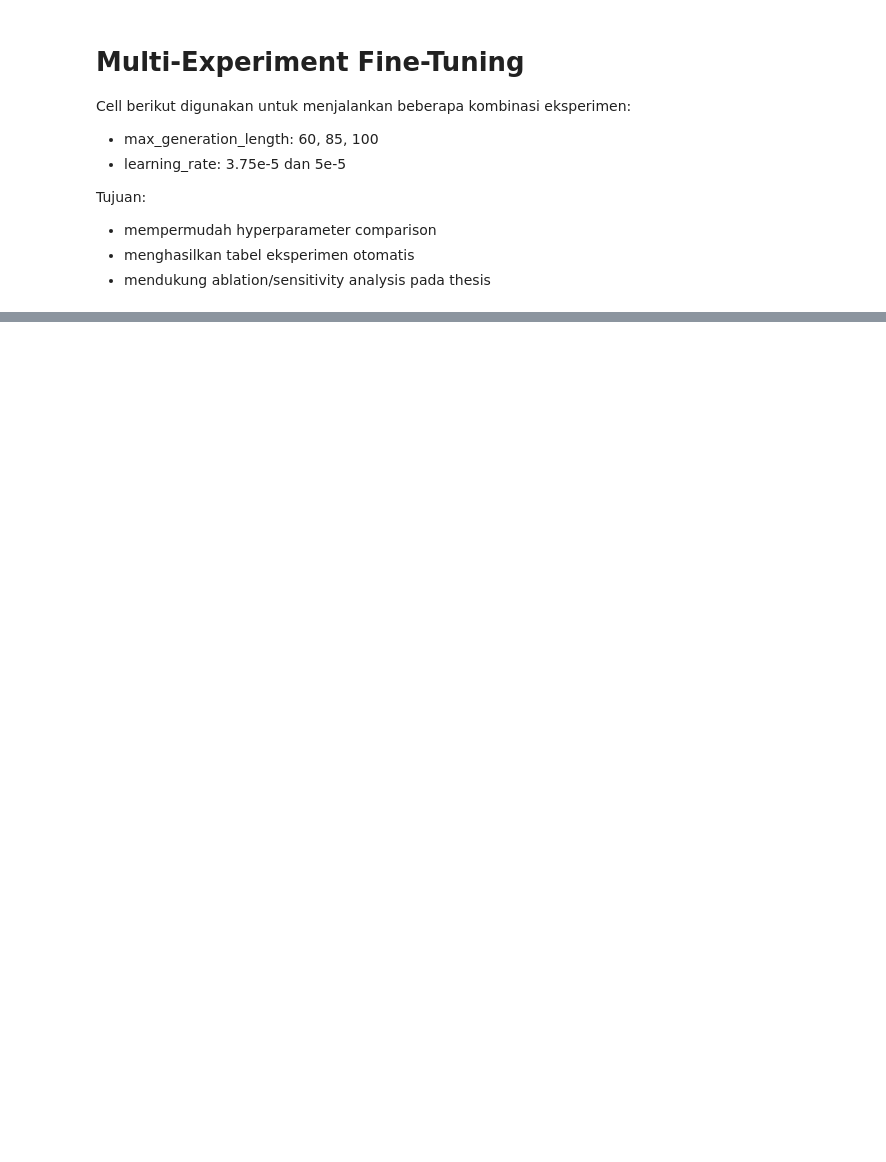
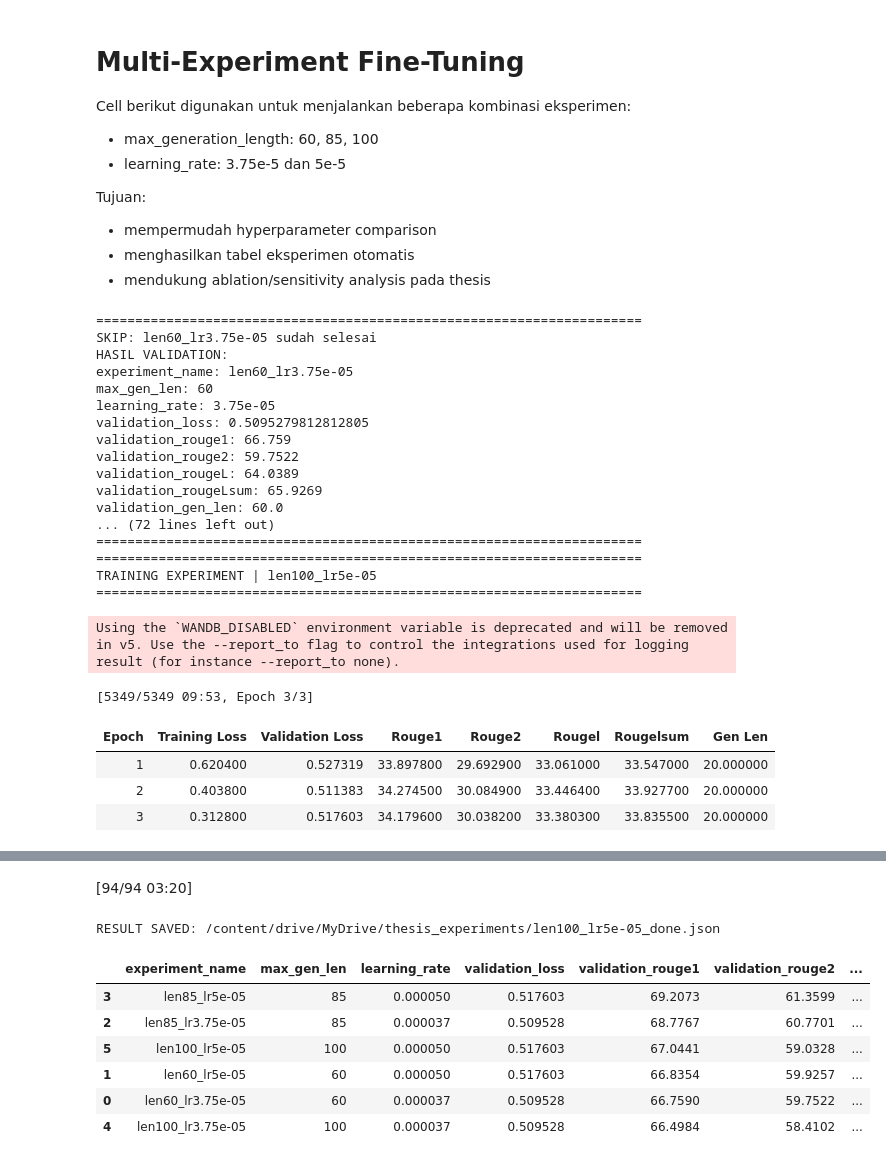
Before and after one commit to suasgn/s2, a Jupyter notebook: final/base_model.ipynb, the cells around one changed output, grey strips where cells are left out. Drawn from its saved outputs; the diff is of its cells as text; code cells hidden in the pictures; blank space fills up the shorter version.

```diff
--- a/final/base_model.ipynb
+++ b/final/base_model.ipynb
@@ -1193,2 +1408,0 @@ trainer = Seq2SeqTrainer(
-# %%
-trainer.train()
@@ -1195,6 +1411,6 @@ trainer.train()
 # %% [markdown]
 ### Evaluasi (3 split)
 # %%
-# Increase eval batch size for faster inference (without sacrificing quality)
-trainer.args.per_device_eval_batch_size = 32
+# # Increase eval batch size for faster inference (without sacrificing quality)
+# trainer.args.per_device_eval_batch_size = 32
 # %%
@@ -1267,14 +1501,29 @@ for exp in experiment_configs:
     )
 
     # skip jika sudah selesai
+    # if os.path.exists(result_file):
+    #     print(f"SKIP: {experiment_name} sudah selesai")
+
+    #     with open(result_file, "r") as f:
+    #         saved_result = json.load(f)
+
+    #     all_results.append(saved_result)
+    #     continue
+
     if os.path.exists(result_file):
-        print(f"SKIP: {experiment_name} sudah selesai")
+      with open(result_file, "r") as f:
+          saved_result = json.load(f)
+      print("=" * 70)
+      print(f"SKIP: {experiment_name} sudah selesai")
+      print("HASIL VALIDATION:")
 
-        with open(result_file, "r") as f:
-            saved_result = json.load(f)
+      for key, value in saved_result.items():
+          print(f"{key}: {value}")
 
-        all_results.append(saved_result)
-        continue
+      print("=" * 70)
+
+      all_results.append(saved_result)
+      continue
 
     print("=" * 70)
     print(f"TRAINING EXPERIMENT | {experiment_name}")
@@ -1371,3 +1620,27 @@ results_df = results_df.sort_values(
 )
 
 results_df
+# %% [output]
+======================================================================
+SKIP: len60_lr3.75e-05 sudah selesai
+HASIL VALIDATION:
+experiment_name: len60_lr3.75e-05
+max_gen_len: 60
+learning_rate: 3.75e-05
+validation_loss: 0.5095279812812805
+validation_rouge1: 66.759
+validation_rouge2: 59.7522
+validation_rougeL: 64.0389
+validation_rougeLsum: 65.9269
+validation_gen_len: 60.0
+... (72 lines left out)
+======================================================================
+======================================================================
+TRAINING EXPERIMENT | len100_lr5e-05
+======================================================================
+Using the `WANDB_DISABLED` environment variable is deprecated and will be removed in v5. Use the --report_to flag to control the integrations used for logging result (for instance --report_to none).
+[5349/5349 09:53, Epoch 3/3]
+| Epoch | Training Loss | Validation Loss | Rouge1 | Rouge2 | Rougel | Rougelsum | Gen Len |
+| 1 | 0.620400 | 0.527319 | 33.897800 | 29.692900 | 33.061000 | 33.547000 | 20.000000 |
+| 2 | 0.403800 | 0.511383 | 34.274500 | 30.084900 | 33.446400 | 33.927700 | 20.000000 |
+| 3 | 0.312800 | 0.517603 | 34.179600 | 30.038200 | 33.380300 | 33.835500 | 20.000000 |
@@ -1373,0 +1648,9 @@ results_df
+[94/94 03:20]
+RESULT SAVED: /content/drive/MyDrive/thesis_experiments/len100_lr5e-05_done.json
+|  | experiment_name | max_gen_len | learning_rate | validation_loss | validation_rouge1 | validation_rouge2 | ... |
+| 3 | len85_lr5e-05 | 85 | 0.000050 | 0.517603 | 69.2073 | 61.3599 | ... |
+| 2 | len85_lr3.75e-05 | 85 | 0.000037 | 0.509528 | 68.7767 | 60.7701 | ... |
+| 5 | len100_lr5e-05 | 100 | 0.000050 | 0.517603 | 67.0441 | 59.0328 | ... |
+| 1 | len60_lr5e-05 | 60 | 0.000050 | 0.517603 | 66.8354 | 59.9257 | ... |
+| 0 | len60_lr3.75e-05 | 60 | 0.000037 | 0.509528 | 66.7590 | 59.7522 | ... |
+| 4 | len100_lr3.75e-05 | 100 | 0.000037 | 0.509528 | 66.4984 | 58.4102 | ... |
```
Also changed, not shown: parts of 38 cells of this notebook.
